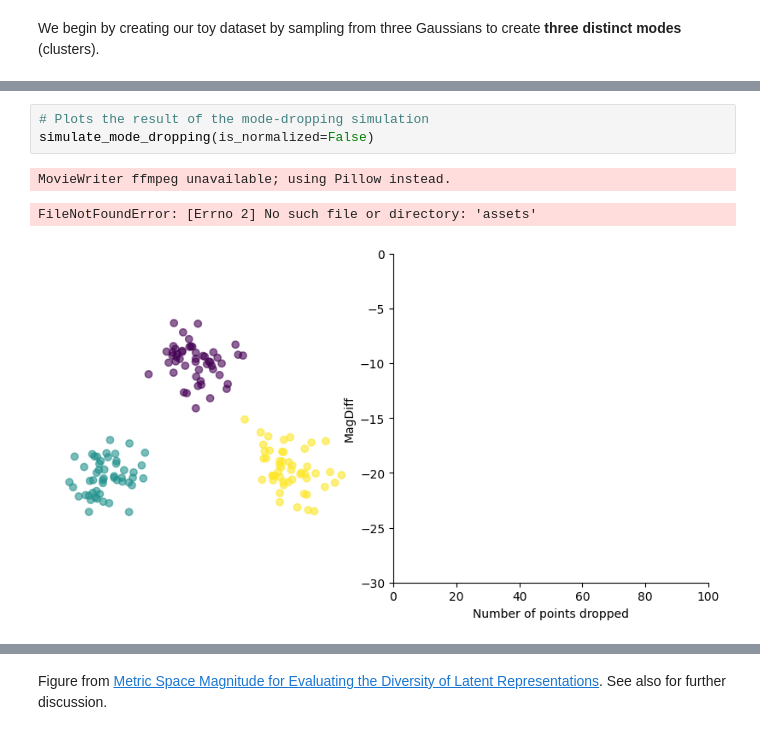
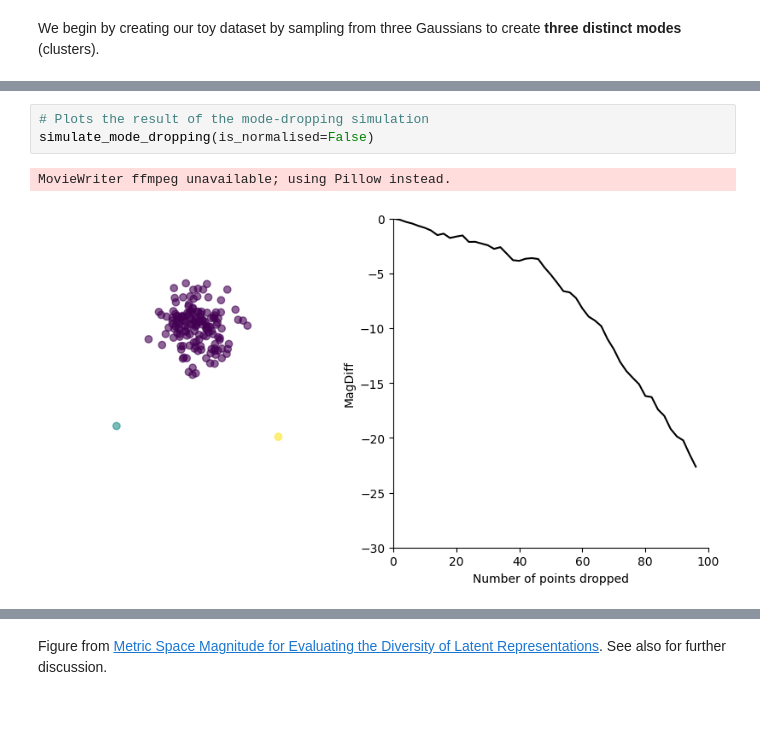
Before and after one commit to aidos-lab/magnipy, a Jupyter notebook: notebooks/mode_dropping.ipynb, the cells around one changed output, grey strips where cells are left out. Cells and saved outputs as stored; diff of their text form.

Commit message:
Adjusted mode dropping tutorial

```diff
--- a/notebooks/mode_dropping.ipynb
+++ b/notebooks/mode_dropping.ipynb
@@ -57,7 +51,6 @@ MagDiff, as the difference between two areas, is always positive. However, -MagD
 # %%
 # Plots the result of the mode-dropping simulation
-simulate_mode_dropping(is_normalized=False)
+simulate_mode_dropping(is_normalised=False)
 # %% [output]
 MovieWriter ffmpeg unavailable; using Pillow instead.
-FileNotFoundError: [Errno 2] No such file or directory: 'assets'
-[figure, old version]
+[figure, new version]
```
Also changed, not shown: parts of 12 cells of this notebook, 3 other files.
